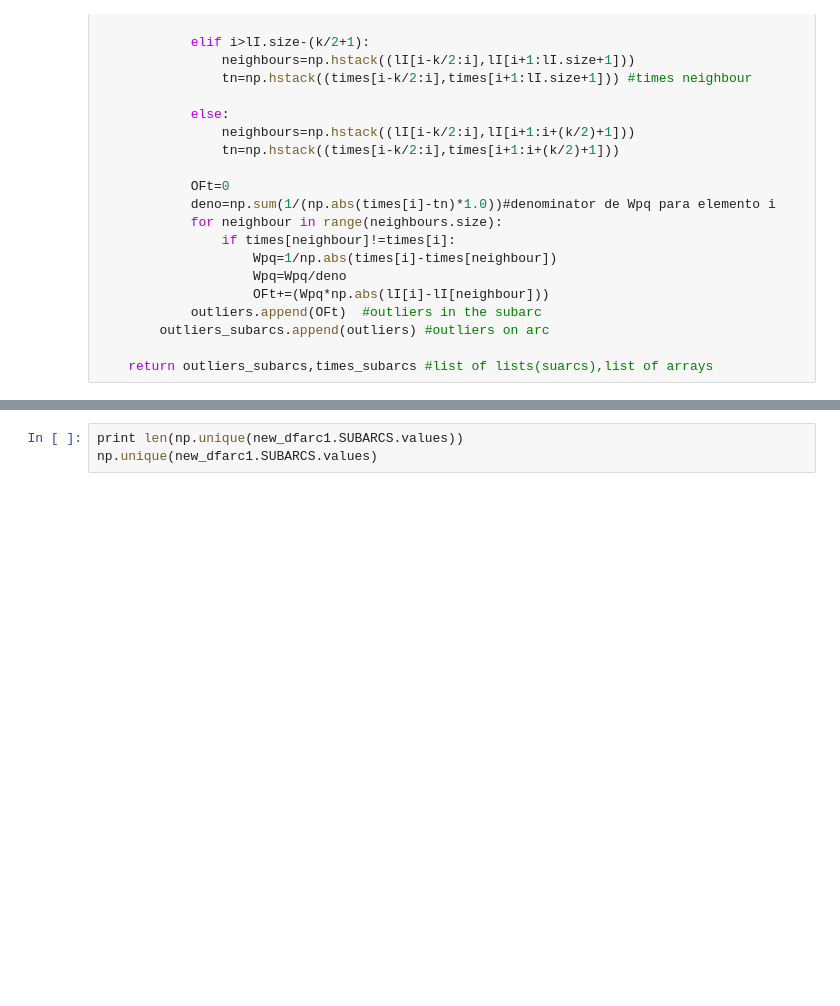
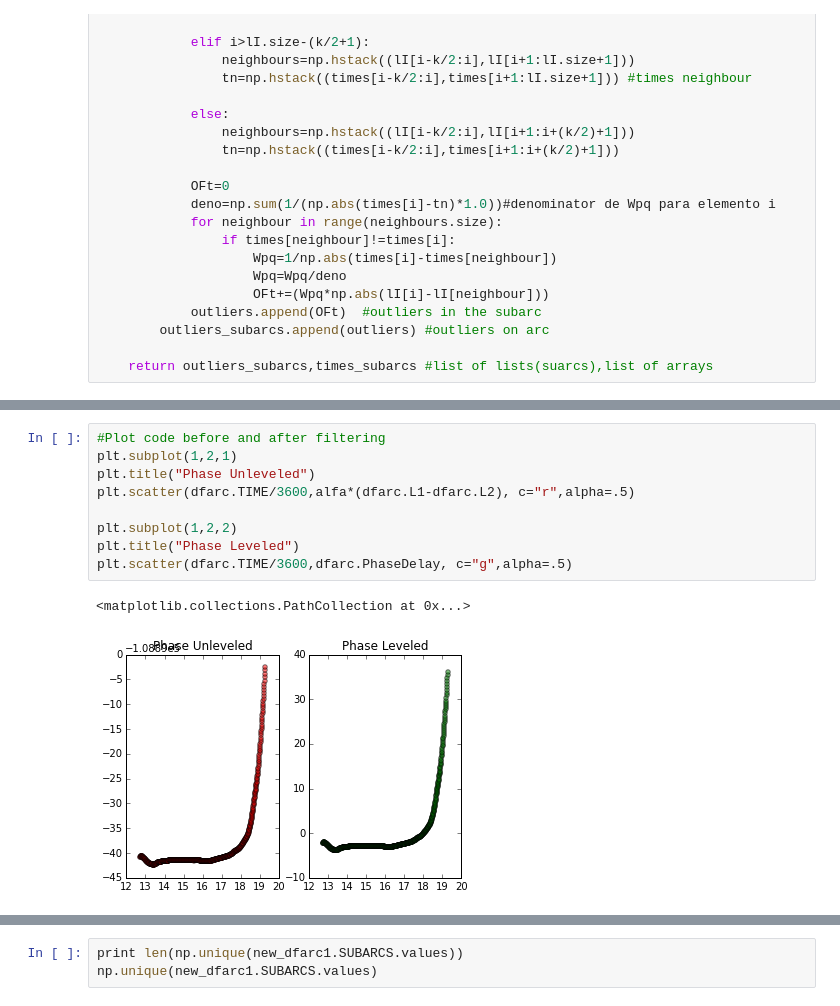
Before and after one commit to wandarinca/GNSS_Pandas, a Jupyter notebook: Preprocesamiento.ipynb, the cells around one changed output, grey strips where cells are left out. Cells and saved outputs as stored; diff of their text form; blank space fills up the shorter version.

```diff
--- a/Preprocesamiento.ipynb
+++ b/Preprocesamiento.ipynb
@@ -386,0 +373,12 @@ print len(otimes1[0])
+# %%
+#Plot code before and after filtering
+plt.subplot(1,2,1)
+plt.title("Phase Unleveled")
+plt.scatter(dfarc.TIME/3600,alfa*(dfarc.L1-dfarc.L2), c="r",alpha=.5)
+
+plt.subplot(1,2,2)
+plt.title("Phase Leveled")
+plt.scatter(dfarc.TIME/3600,dfarc.PhaseDelay, c="g",alpha=.5)
+# %% [output]
+<matplotlib.collections.PathCollection at 0x...>
+[figure, added]
```
Also changed, not shown: parts of 21 cells of this notebook.
